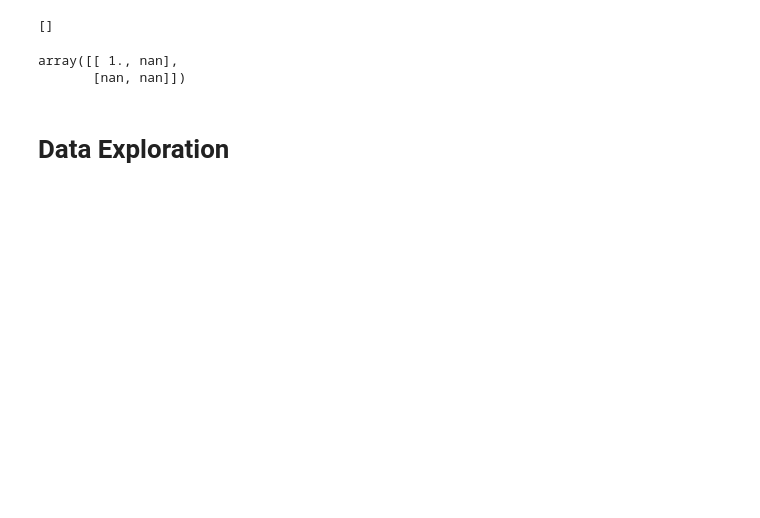
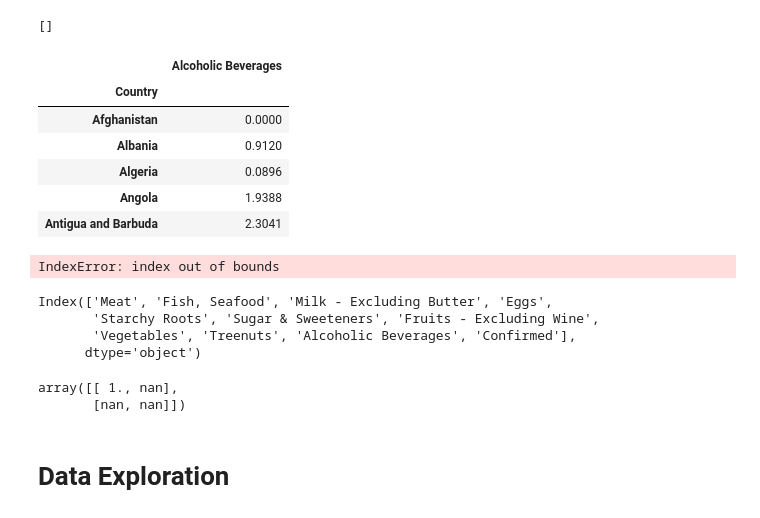
Before and after one commit to anastasia21112/web-food-covid, a Jupyter notebook: Regression Model.ipynb, the cells around one changed output. Cells and saved outputs as stored; diff of their text form; code cells hidden in the pictures; blank space fills up the shorter version.

```diff
--- a/Regression Model.ipynb
+++ b/Regression Model.ipynb
@@ -119,3 +125,15 @@ data_complete = data_complete.drop(['French Polynesia',
 data_complete[data_complete['Confirmed'].isnull()].index.tolist()
 # %% [output]
 []
+# %%
+d = data.copy()
+d = d['Alcoholic Beverages']
+pd.DataFrame(d.head())
+# %% [output]
+|  | Alcoholic Beverages |
+| Country |  |
+| Afghanistan | 0.0000 |
+| Albania | 0.9120 |
+| Algeria | 0.0896 |
+| Angola | 1.9388 |
+| Antigua and Barbuda | 2.3041 |
@@ -122,3 +155,17 @@ data_complete[data_complete['Confirmed'].isnull()].index.tolist()
+# %%
+outliers_all = []
+for feature in data_complete.columns:
+    outliers = detect_outlier(pd.DataFrame(data_complete[feature]))
+    outliers_all = np.unique(outliers_all+outliers)
+# %% [output]
+IndexError: index out of bounds
+# %%
+data_complete.columns
+# %% [output]
+Index(['Meat', 'Fish, Seafood', 'Milk - Excluding Butter', 'Eggs',
+       'Starchy Roots', 'Sugar & Sweeteners', 'Fruits - Excluding Wine',
+       'Vegetables', 'Treenuts', 'Alcoholic Beverages', 'Confirmed'],
+      dtype='object')
 # %%
 data_complete.reset_index(drop=True, inplace=True)
 # %%
```
Also changed, not shown: parts of 15 cells of this notebook, 1 other file.
